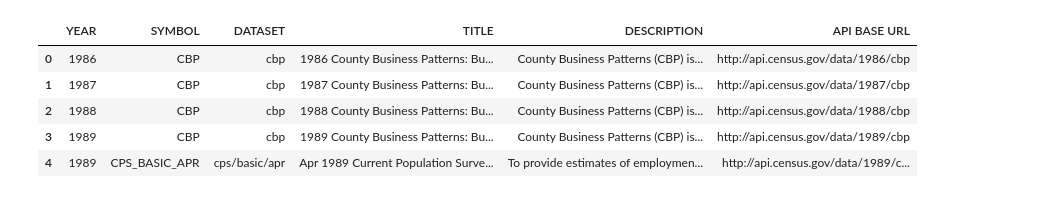
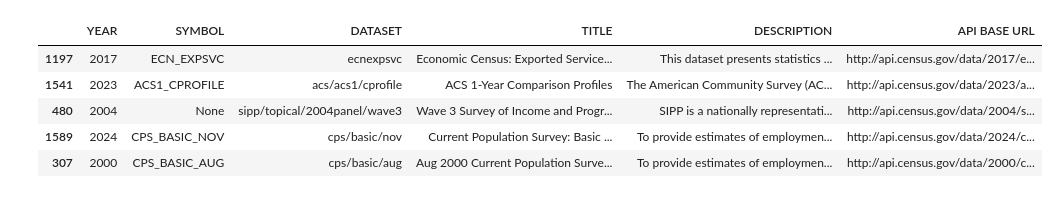
Before and after one commit to scottpham/NICAR25-CensusDIS-how-to, a Jupyter notebook: completed_notebooks/2_finding_tables.ipynb, the cells around one changed output. Cells and saved outputs as stored; diff of their text form; code cells hidden in the pictures.

```diff
--- a/completed_notebooks/2_finding_tables.ipynb
+++ b/completed_notebooks/2_finding_tables.ipynb
@@ -21,11 +22,12 @@ with open("../census_api_key.txt", "r") as f:
 # %%
 # grab a list of all the available datasets
 df_datasets = ced.variables.all_data_sets()
-df_datasets.head()
+# this will show you a random sample of 5 datasets
+df_datasets.sample(5)
 # %% [output]
 |  | YEAR | SYMBOL | DATASET | TITLE | DESCRIPTION | API BASE URL |
-| 0 | 1986 | CBP | cbp | 1986 County Business Patterns: Bu... | County Business Patterns (CBP) is... | http://api.census.gov/data/1986/cbp |
-| 1 | 1987 | CBP | cbp | 1987 County Business Patterns: Bu... | County Business Patterns (CBP) is... | http://api.census.gov/data/1987/cbp |
-| 2 | 1988 | CBP | cbp | 1988 County Business Patterns: Bu... | County Business Patterns (CBP) is... | http://api.census.gov/data/1988/cbp |
-| 3 | 1989 | CBP | cbp | 1989 County Business Patterns: Bu... | County Business Patterns (CBP) is... | http://api.census.gov/data/1989/cbp |
-| 4 | 1989 | CPS_BASIC_APR | cps/basic/apr | Apr 1989 Current Population Surve... | To provide estimates of employmen... | http://api.census.gov/data/1989/c... |
+| 1197 | 2017 | ECN_EXPSVC | ecnexpsvc | Economic Census: Exported Service... | This dataset presents statistics ... | http://api.census.gov/data/2017/e... |
+| 1541 | 2023 | ACS1_CPROFILE | acs/acs1/cprofile | ACS 1-Year Comparison Profiles | The American Community Survey (AC... | http://api.census.gov/data/2023/a... |
+| 480 | 2004 | None | sipp/topical/2004panel/wave3 | Wave 3 Survey of Income and Progr... | SIPP is a nationally representati... | http://api.census.gov/data/2004/s... |
+| 1589 | 2024 | CPS_BASIC_NOV | cps/basic/nov | Current Population Survey: Basic ... | To provide estimates of employmen... | http://api.census.gov/data/2024/c... |
+| 307 | 2000 | CPS_BASIC_AUG | cps/basic/aug | Aug 2000 Current Population Surve... | To provide estimates of employmen... | http://api.census.gov/data/2000/c... |
```
Also changed, not shown: parts of 24 cells of this notebook, 2 other files.
